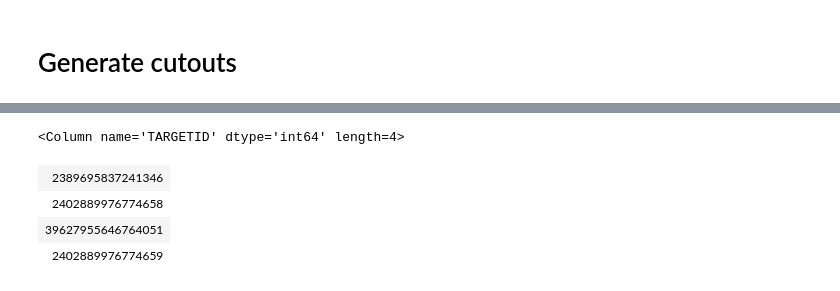
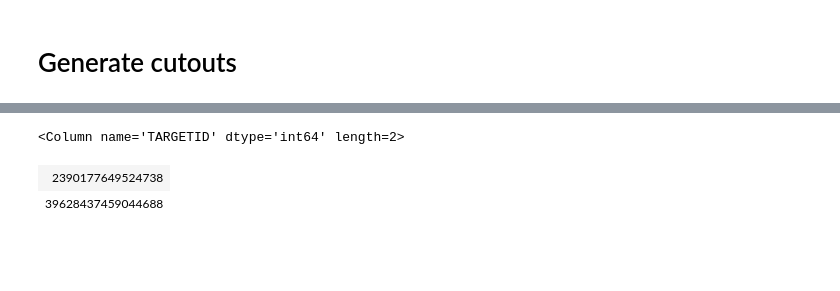
Before and after one commit to DESI-UR/DESI_SGA, a Jupyter notebook: TF/Y1/TF_Y1_VI.ipynb, the cells around one changed output, grey strips where cells are left out. Drawn from its saved outputs; the diff is of its cells as text; code cells hidden in the pictures; blank space fills up the shorter version.

```diff
--- a/TF/Y1/TF_Y1_VI.ipynb
+++ b/TF/Y1/TF_Y1_VI.ipynb
@@ -174,9 +194,7 @@ for i in range(len(SGA)):
 # %%
 # Print targetids for galaxy
-tiron['TARGETID'][tiron['SGA_ID'] == 1135]
+tiron['TARGETID'][tiron['SGA_ID'] == 103123]
 # %% [output]
-<Column name='TARGETID' dtype='int64' length=4>
+<Column name='TARGETID' dtype='int64' length=2>
-| 2389695837241346 |
-| 2402889976774658 |
-| 39627955646764051 |
-| 2402889976774659 |
+| 2390177649524738 |
+| 39628437459044688 |
```
Also changed, not shown: parts of 5 cells of this notebook, 1 other file.
